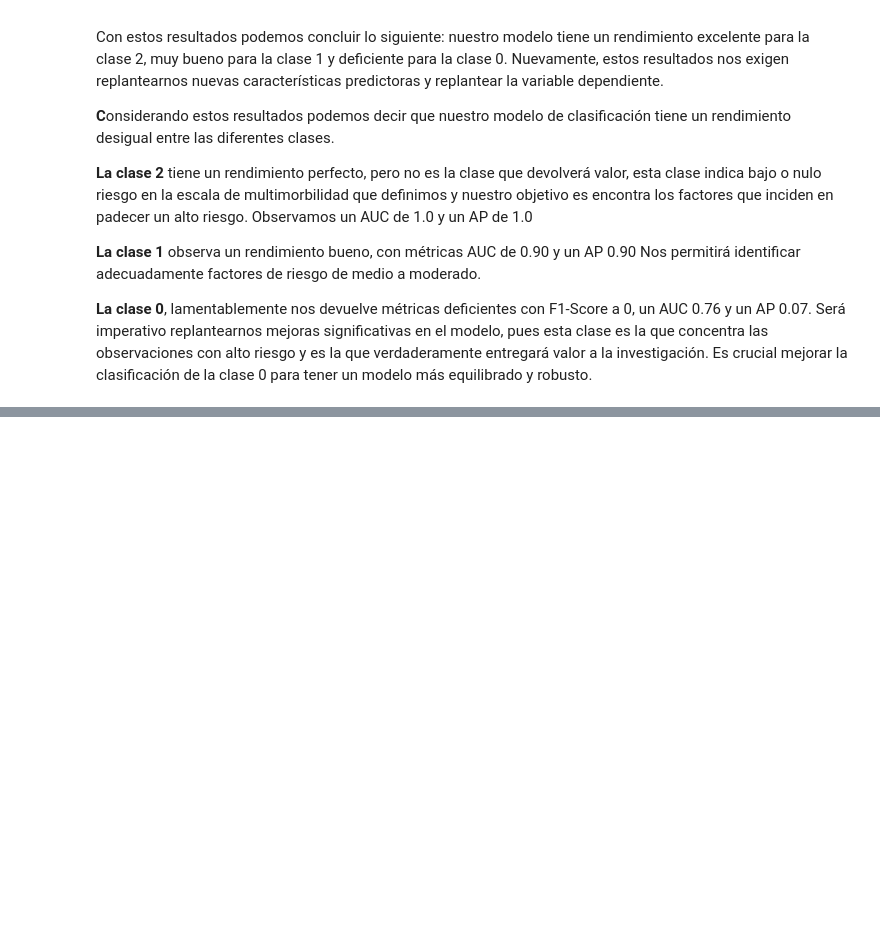
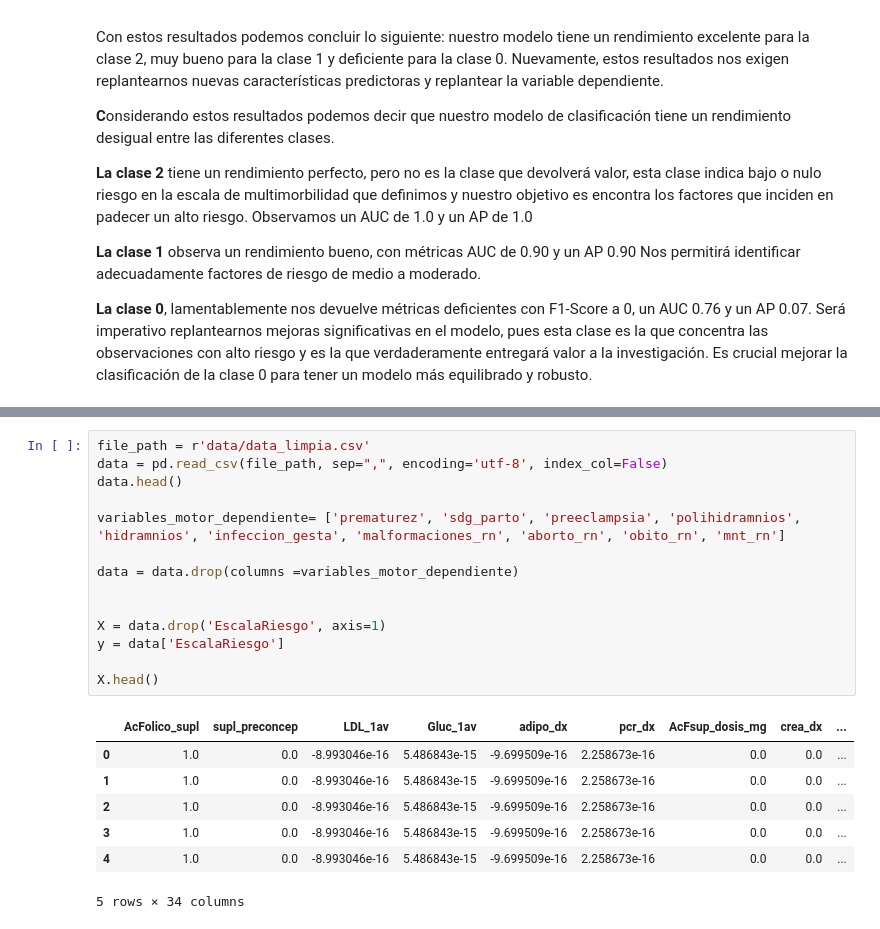
Before and after one commit to jafr0822/MNA_ProyectoIntegrador-Equipo7, a Jupyter notebook: Fix_Avance5_7_Equipo.ipynb, the cells around one changed output, grey strips where cells are left out. Drawn from its saved outputs; the diff is of its cells as text; blank space fills up the shorter version.

```diff
--- a/Fix_Avance5_7_Equipo.ipynb
+++ b/Fix_Avance5_7_Equipo.ipynb
@@ -2174,0 +2184,22 @@ Probaremos con XGBoost
+# %%
+file_path = r'data/data_limpia.csv'
+data = pd.read_csv(file_path, sep=",", encoding='utf-8', index_col=False)
+data.head()
+
+variables_motor_dependiente= ['prematurez', 'sdg_parto', 'preeclampsia', 'polihidramnios', 'hidramnios', 'infeccion_gesta', 'malformaciones_rn', 'aborto_rn', 'obito_rn', 'mnt_rn']
+
+data = data.drop(columns =variables_motor_dependiente)
+
+
+X = data.drop('EscalaRiesgo', axis=1)
+y = data['EscalaRiesgo']
+
+X.head()
+# %% [output]
+|  | AcFolico_supl | supl_preconcep | LDL_1av | Gluc_1av | adipo_dx | pcr_dx | AcFsup_dosis_mg | crea_dx | ... |
+| 0 | 1.0 | 0.0 | -8.993046e-16 | 5.486843e-15 | -9.699509e-16 | 2.258673e-16 | 0.0 | 0.0 | ... |
+| 1 | 1.0 | 0.0 | -8.993046e-16 | 5.486843e-15 | -9.699509e-16 | 2.258673e-16 | 0.0 | 0.0 | ... |
+| 2 | 1.0 | 0.0 | -8.993046e-16 | 5.486843e-15 | -9.699509e-16 | 2.258673e-16 | 0.0 | 0.0 | ... |
+| 3 | 1.0 | 0.0 | -8.993046e-16 | 5.486843e-15 | -9.699509e-16 | 2.258673e-16 | 0.0 | 0.0 | ... |
+| 4 | 1.0 | 0.0 | -8.993046e-16 | 5.486843e-15 | -9.699509e-16 | 2.258673e-16 | 0.0 | 0.0 | ... |
+5 rows × 34 columns
```
Also changed, not shown: parts of 10 cells of this notebook.
